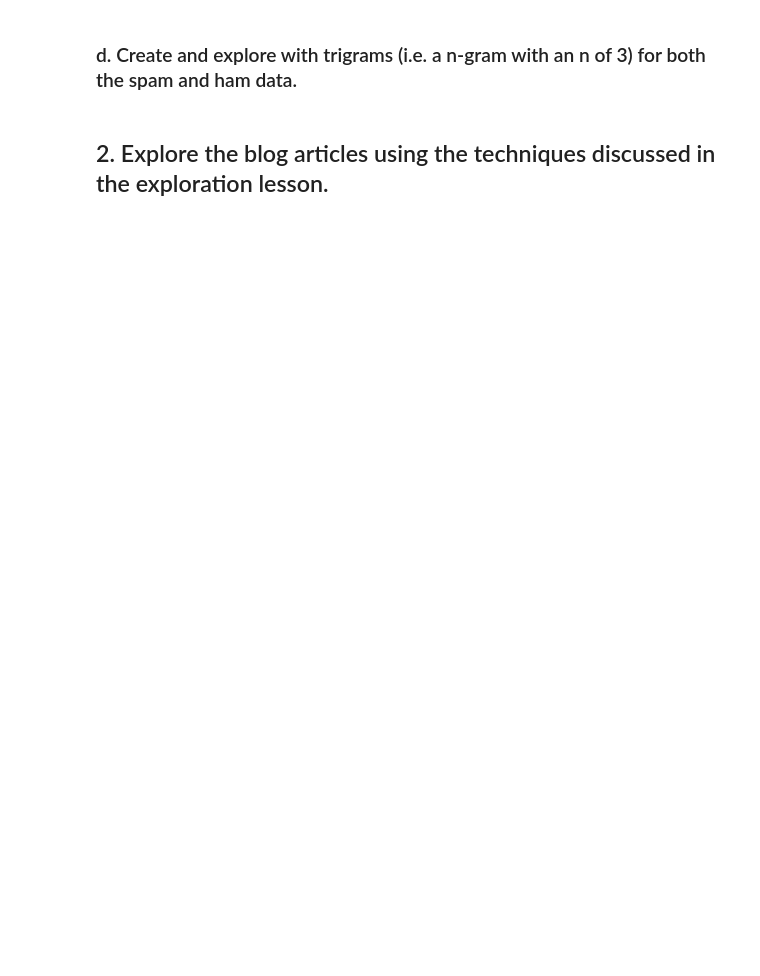
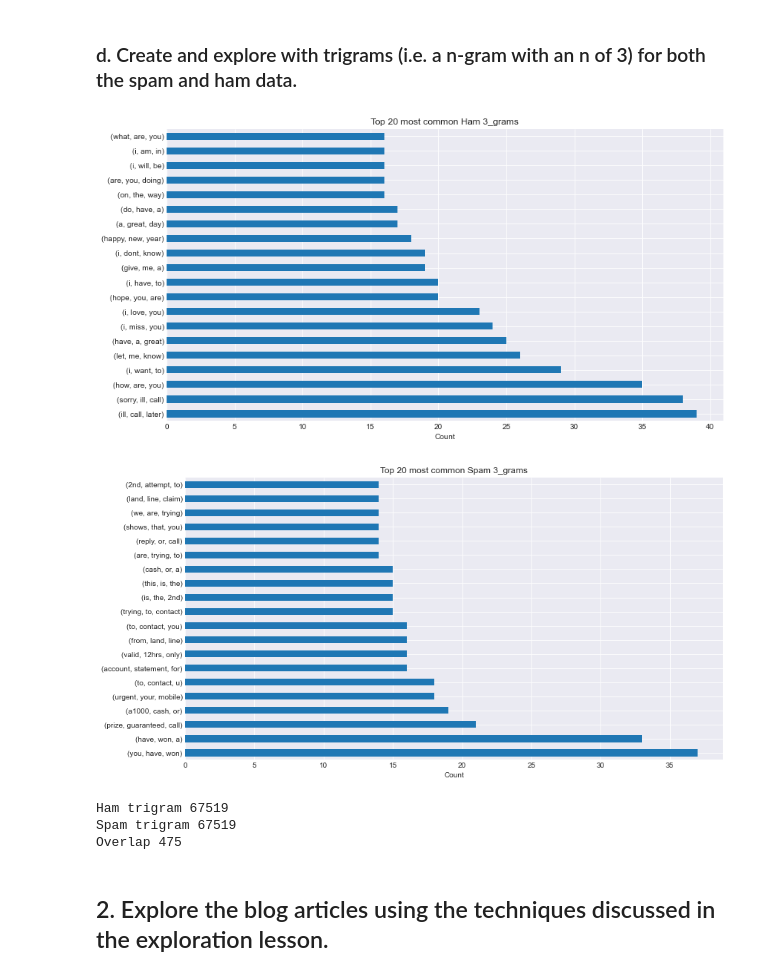
Before and after one commit to CharlesAtchison/natural-language-processing-exercises, a Jupyter notebook: explore.ipynb, the cells around one changed output. Saved outputs shown, nothing was run; the diff lists cells and outputs as text; code cells hidden in the pictures; blank space fills up the shorter version.

```diff
--- a/explore.ipynb
+++ b/explore.ipynb
@@ -371,4 +73,17 @@ word_counts.head()
 # %% [markdown]
 ### d. Create and explore with trigrams (i.e. a n-gram with an n of 3) for both the spam and ham data.
+# %%
+ham_trigram = hns.n_gram(col='ham', n=3)
+spam_trigram = hns.n_gram(col='spam', n=3)
+overlap = [n for n in ham_trigram if n in spam_trigram]
+print('Ham trigram', len(ham_trigram))
+print('Spam trigram', len(ham_trigram))
+print('Overlap', len(overlap))
+# %% [output]
+[figure, added]
+[figure, added]
+Ham trigram 67519
+Spam trigram 67519
+Overlap 475
 # %% [markdown]
 ## 2. Explore the blog articles using the techniques discussed in the exploration lesson.
```
Also changed, not shown: parts of 31 cells of this notebook, 11 other files.
